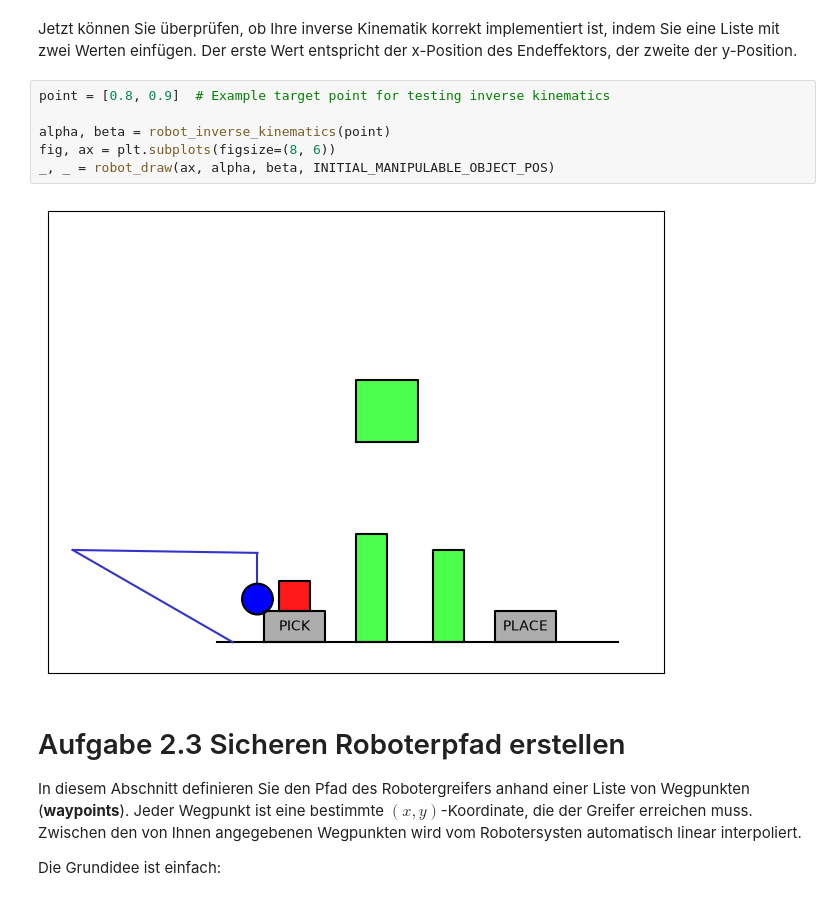
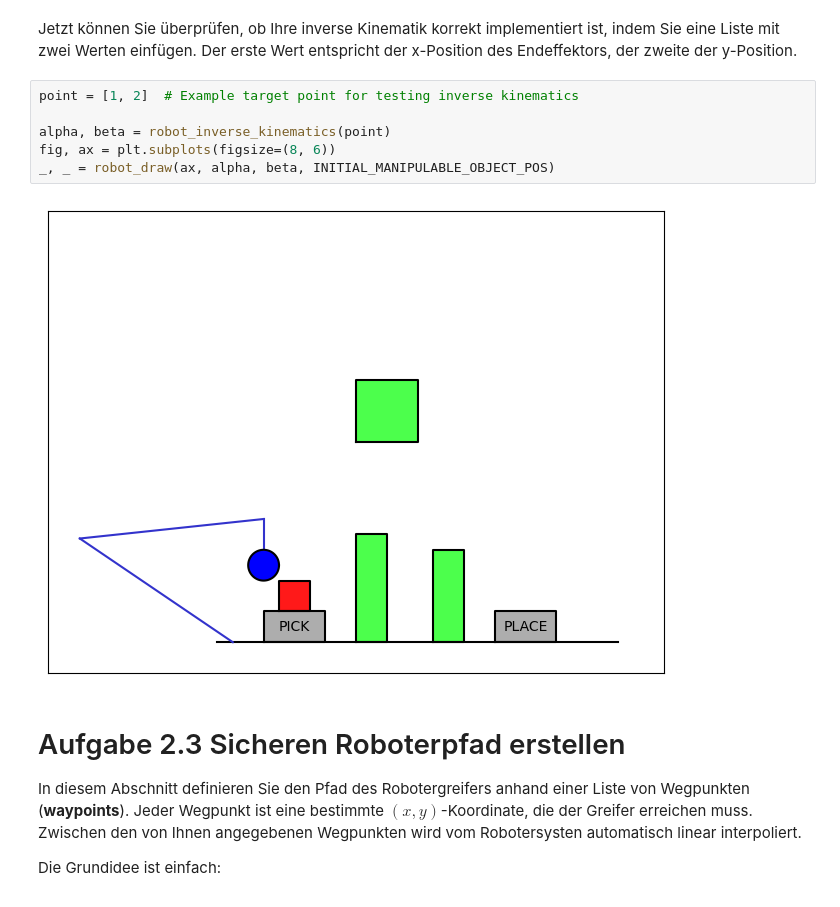
Before and after one commit to lilikts/Coding-Challenge-IDS, a Jupyter notebook: tp03_kinematik/abgabe_tp3_inverse_kinematik.ipynb, the cells around one changed output. Drawn from its saved outputs; the diff is of its cells as text.

Commit message:
new test points and fixed error in the inverse kinematics function

```diff
--- a/tp03_kinematik/abgabe_tp3_inverse_kinematik.ipynb
+++ b/tp03_kinematik/abgabe_tp3_inverse_kinematik.ipynb
@@ -513,13 +513,13 @@ def robot_inverse_kinematics(target_GB):
 # %% [markdown]
 Jetzt können Sie überprüfen, ob Ihre inverse Kinematik korrekt implementiert ist, indem Sie eine Liste mit zwei Werten einfügen. Der erste Wert entspricht der x-Position des Endeffektors, der zweite der y-Position.
 # %%
-point = [0.8, 0.9]  # Example target point for testing inverse kinematics
+point = [1, 2]  # Example target point for testing inverse kinematics
 
 alpha, beta = robot_inverse_kinematics(point)
 fig, ax = plt.subplots(figsize=(8, 6))
 _, _ = robot_draw(ax, alpha, beta, INITIAL_MANIPULABLE_OBJECT_POS)
 # %% [output]
-[figure, old version]
+[figure, new version]
 # %% [markdown]
 # Aufgabe 2.3 Sicheren Roboterpfad erstellen
 
```
Also changed, not shown: parts of 1 cell of this notebook.
